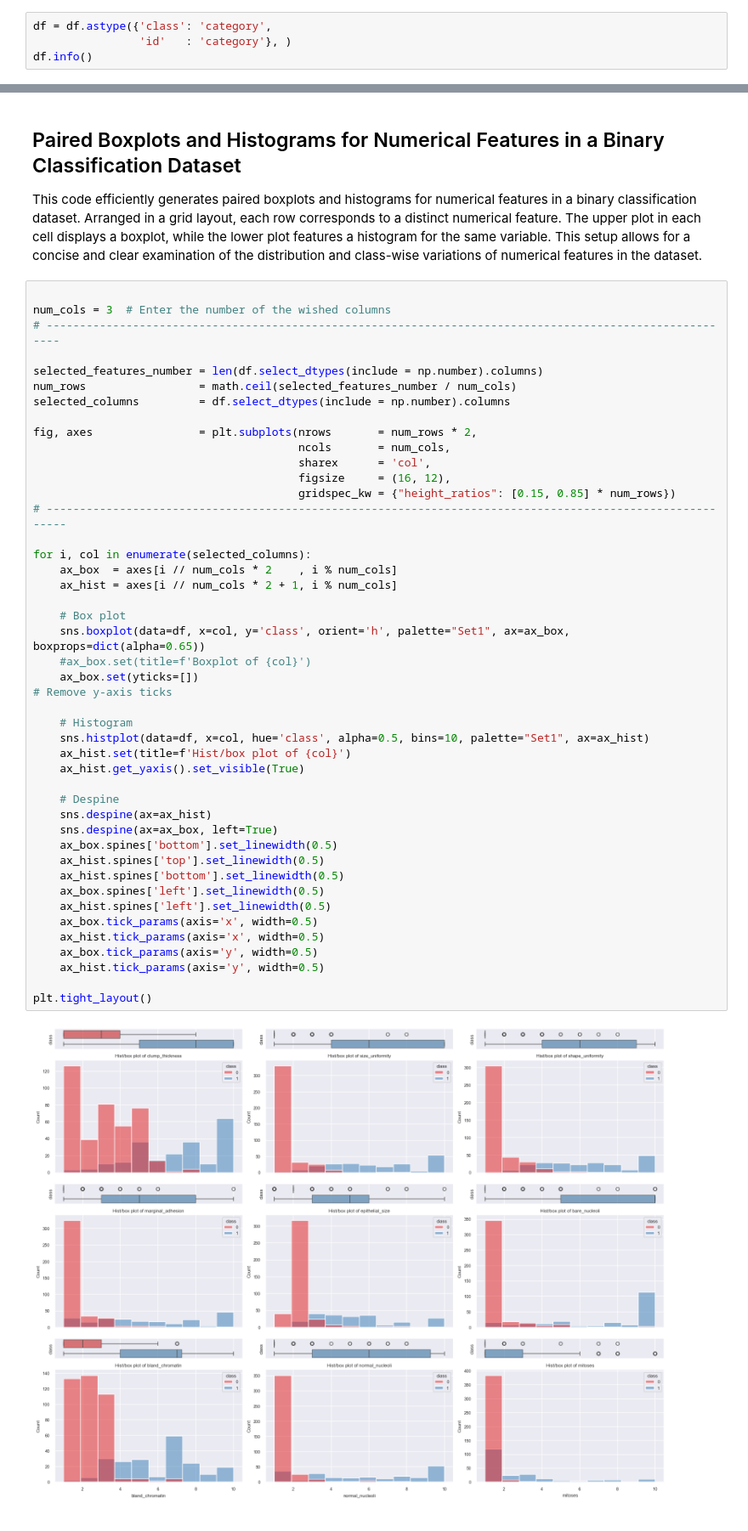
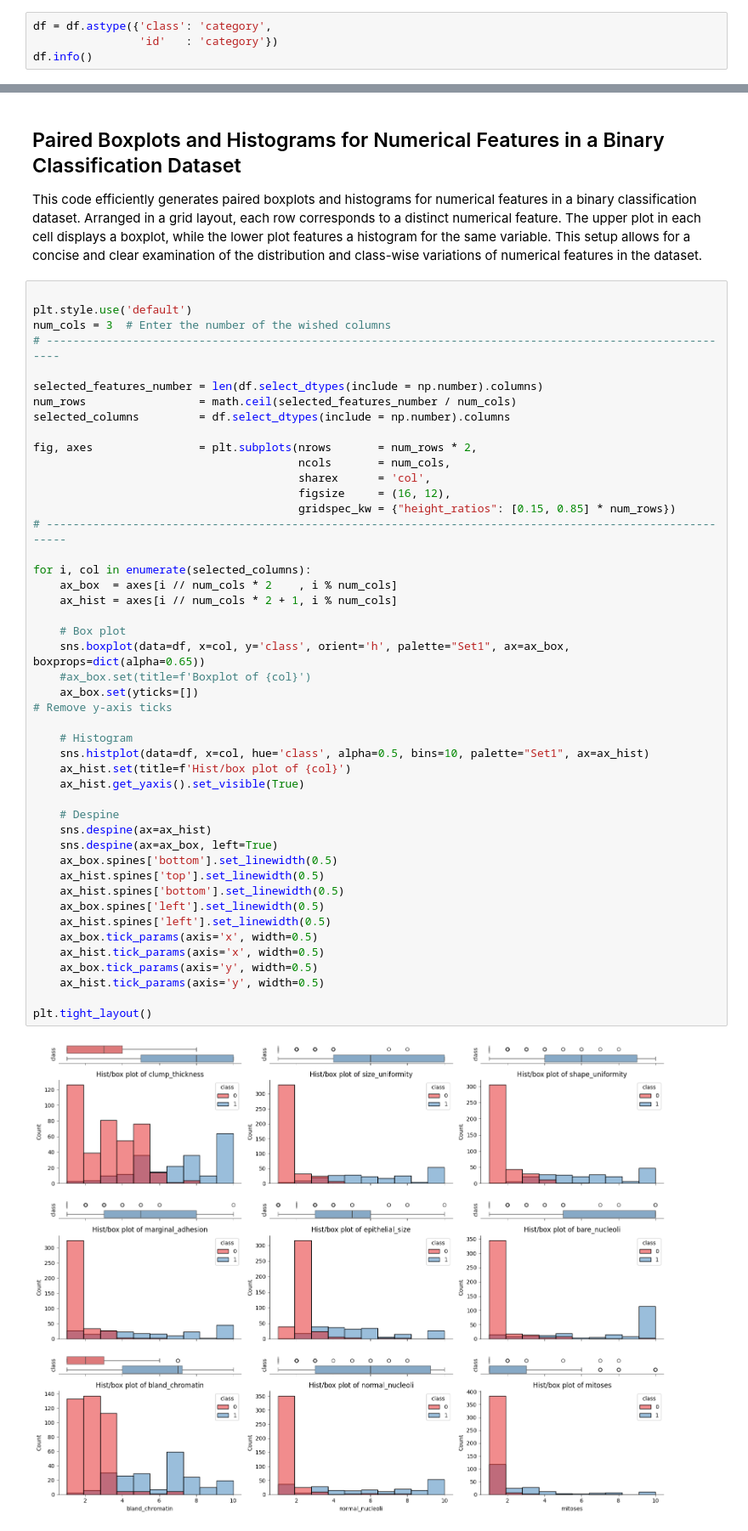
Before and after one commit to Joe-ElM/Breast-Cancer, a Jupyter notebook: Notebooks/1. EDA.ipynb, the cells around one changed output, grey strips where cells are left out. Shown at 85% size. Drawn from its saved outputs; the diff is of its cells as text.

```diff
--- a/Notebooks/1. EDA.ipynb
+++ b/Notebooks/1. EDA.ipynb
@@ -60,7 +62,7 @@ dtypes: float64(1), int64(10)
 memory usage: 54.2 KB
 # %%
 df = df.astype({'class': 'category',
-                'id'   : 'category'}, )
+                'id'   : 'category'})
 df.info()
 # %% [output]
 <class 'pandas.core.frame.DataFrame'>
@@ -249,6 +251,7 @@ plt.tight_layout();
 This code efficiently generates paired boxplots and histograms for numerical features in a binary classification dataset. Arranged in a grid layout, each row corresponds to a distinct numerical feature. The upper plot in each cell displays a boxplot, while the lower plot features a histogram for the same variable. This setup allows for a concise and clear examination of the distribution and class-wise variations of numerical features in the dataset.
 # %%
 
+plt.style.use('default')
 num_cols = 3  # Enter the number of the wished columns
 # ---------------------------------------------------------------------------------------------------------
 
@@ -265,31 +268,31 @@ fig, axes                = plt.subplots(nrows       = num_rows * 2,
 
 for i, col in enumerate(selected_columns):
     ax_box  = axes[i // num_cols * 2    , i % num_cols]
     ax_hist = axes[i // num_cols * 2 + 1, i % num_cols]
 
     # Box plot
     sns.boxplot(data=df, x=col, y='class', orient='h', palette="Set1", ax=ax_box, boxprops=dict(alpha=0.65))
     #ax_box.set(title=f'Boxplot of {col}')
     ax_box.set(yticks=[])                                                                                       # Remove y-axis ticks
 
     # Histogram
     sns.histplot(data=df, x=col, hue='class', alpha=0.5, bins=10, palette="Set1", ax=ax_hist)
     ax_hist.set(title=f'Hist/box plot of {col}')
     ax_hist.get_yaxis().set_visible(True)
 
     # Despine
     sns.despine(ax=ax_hist)
     sns.despine(ax=ax_box, left=True)
     ax_box.spines['bottom'].set_linewidth(0.5)
     ax_hist.spines['top'].set_linewidth(0.5)
     ax_hist.spines['bottom'].set_linewidth(0.5)
     ax_box.spines['left'].set_linewidth(0.5)
     ax_hist.spines['left'].set_linewidth(0.5)
     ax_box.tick_params(axis='x', width=0.5)
     ax_hist.tick_params(axis='x', width=0.5)
     ax_box.tick_params(axis='y', width=0.5)
     ax_hist.tick_params(axis='y', width=0.5)
 
 plt.tight_layout()
 # %% [output]
-[figure, old version]
+[figure, new version]
```
Also changed, not shown: parts of 2 cells of this notebook, 1 other file.
